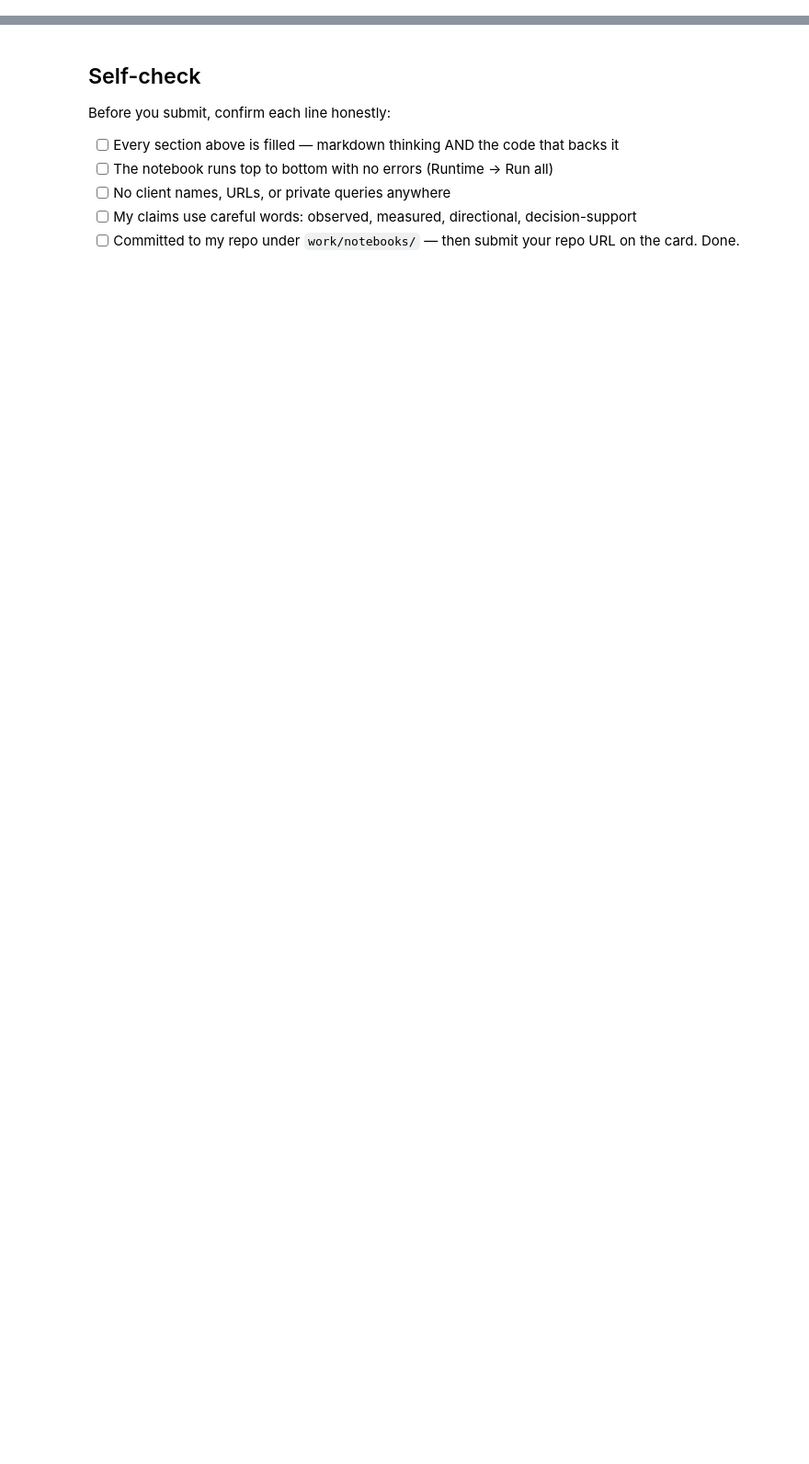
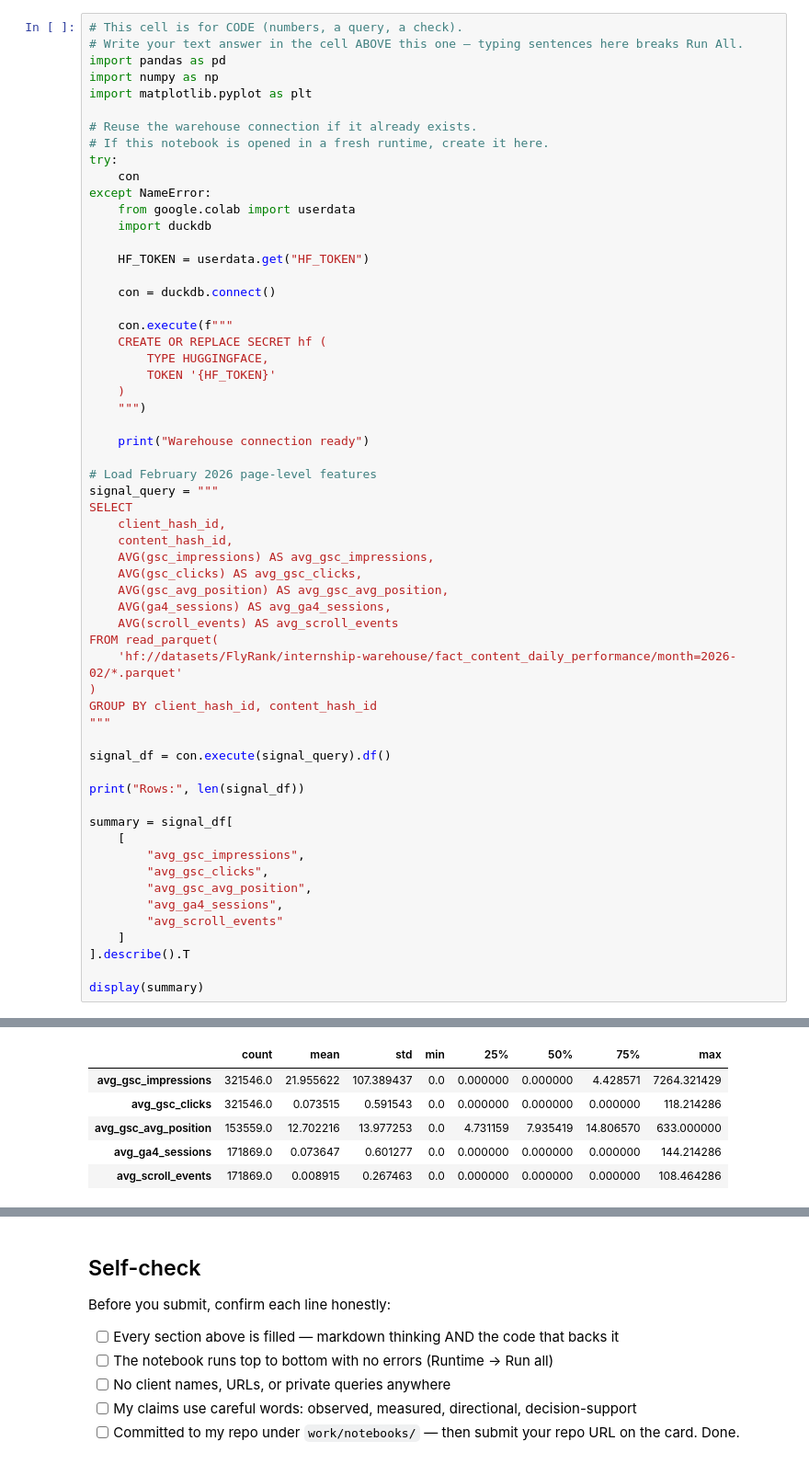
Before and after one commit to Srinadh2314/srinadh-flyrank-intership, a Jupyter notebook: work/notebooks/w04_signal_audit.ipynb, the cells around one changed output, grey strips where cells are left out. Shown at 92% size. Drawn from its saved outputs; the diff is of its cells as text; blank space fills up the shorter version.

```diff
--- a/work/notebooks/w04_signal_audit.ipynb
+++ b/work/notebooks/w04_signal_audit.ipynb
@@ -12,0 +15,60 @@ This skeleton is yours to fill. Work the sections **in order** — each one has
+# %%
+# This cell is for CODE (numbers, a query, a check).
+# Write your text answer in the cell ABOVE this one — typing sentences here breaks Run All.
+import pandas as pd
+import numpy as np
+import matplotlib.pyplot as plt
+
+# Reuse the warehouse connection if it already exists.
+# If this notebook is opened in a fresh runtime, create it here.
+try:
+    con
+except NameError:
+    from google.colab import userdata
+    import duckdb
+
+    HF_TOKEN = userdata.get("HF_TOKEN")
+
+    con = duckdb.connect()
+
+    con.execute(f"""
+    CREATE OR REPLACE SECRET hf (
+        TYPE HUGGINGFACE,
+        TOKEN '{HF_TOKEN}'
+    )
+    """)
+
+    print("Warehouse connection ready")
+
+# Load February 2026 page-level features
+signal_query = """
+SELECT
+    client_hash_id,
+    content_hash_id,
+    AVG(gsc_impressions) AS avg_gsc_impressions,
+    AVG(gsc_clicks) AS avg_gsc_clicks,
+    AVG(gsc_avg_position) AS avg_gsc_avg_position,
+    AVG(ga4_sessions) AS avg_ga4_sessions,
+    AVG(scroll_events) AS avg_scroll_events
+FROM read_parquet(
+    'hf://datasets/FlyRank/internship-warehouse/fact_content_daily_performance/month=2026-02/*.parquet'
+)
+GROUP BY client_hash_id, content_hash_id
+"""
+
+signal_df = con.execute(signal_query).df()
+
+print("Rows:", len(signal_df))
+
+summary = signal_df[
+    [
+        "avg_gsc_impressions",
+        "avg_gsc_clicks",
+        "avg_gsc_avg_position",
+        "avg_ga4_sessions",
+        "avg_scroll_events"
+    ]
+].describe().T
+
+display(summary)
+# %% [output]
@@ -12,0 +76,6 @@ This skeleton is yours to fill. Work the sections **in order** — each one has
+|  | count | mean | std | min | 25% | 50% | 75% | max |
+| avg_gsc_impressions | 321546.0 | 21.955622 | 107.389437 | 0.0 | 0.000000 | 0.000000 | 4.428571 | 7264.321429 |
+| avg_gsc_clicks | 321546.0 | 0.073515 | 0.591543 | 0.0 | 0.000000 | 0.000000 | 0.000000 | 118.214286 |
+| avg_gsc_avg_position | 153559.0 | 12.702216 | 13.977253 | 0.0 | 4.731159 | 7.935419 | 14.806570 | 633.000000 |
+| avg_ga4_sessions | 171869.0 | 0.073647 | 0.601277 | 0.0 | 0.000000 | 0.000000 | 0.000000 | 144.214286 |
+| avg_scroll_events | 171869.0 | 0.008915 | 0.267463 | 0.0 | 0.000000 | 0.000000 | 0.000000 | 108.464286 |
```
Also changed, not shown: parts of 16 cells of this notebook.
